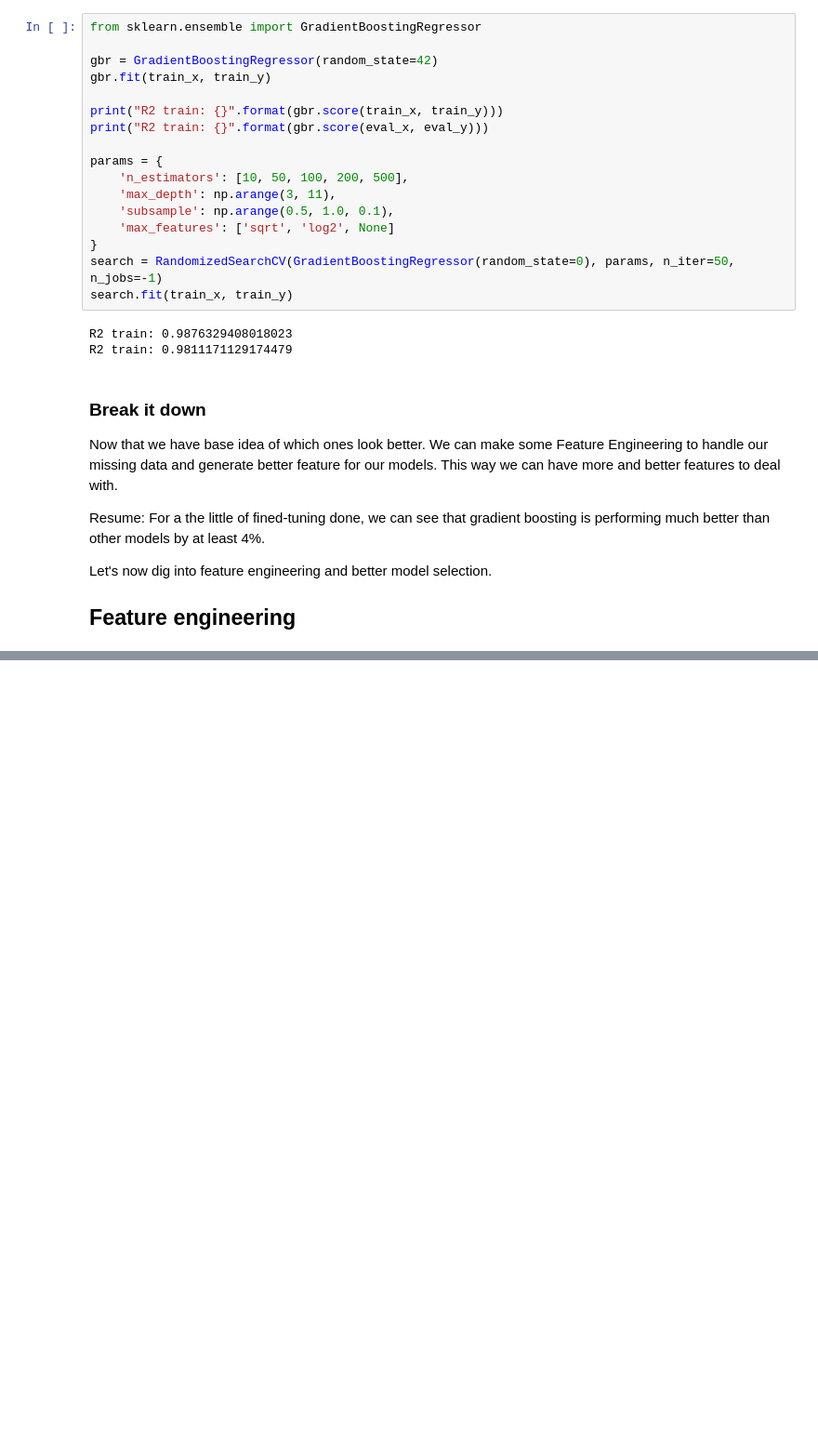
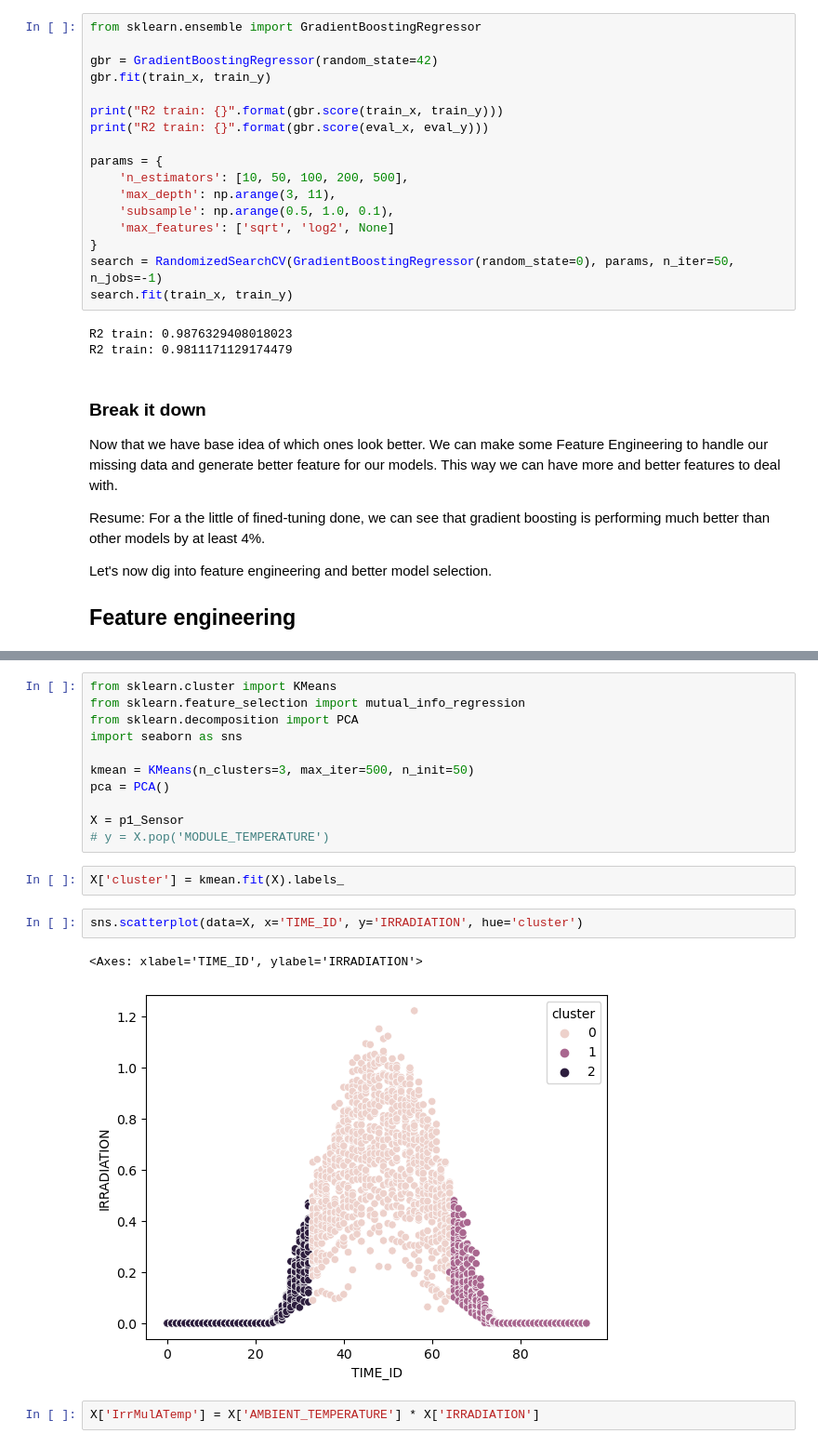
Before and after one commit to antoninchafiol/SolarPW, a Jupyter notebook: predictions.ipynb, the cells around one changed output, grey strips where cells are left out. Shown at 93% size. Saved outputs shown, nothing was run; the diff lists cells and outputs as text; blank space fills up the shorter version.

```diff
--- a/predictions.ipynb
+++ b/predictions.ipynb
@@ -232,0 +253,20 @@ Let's now dig into feature engineering and better model selection.
+# %%
+from sklearn.cluster import KMeans
+from sklearn.feature_selection import mutual_info_regression
+from sklearn.decomposition import PCA
+import seaborn as sns
+
+kmean = KMeans(n_clusters=3, max_iter=500, n_init=50)
+pca = PCA()
+
+X = p1_Sensor
+# y = X.pop('MODULE_TEMPERATURE')
+# %%
+X['cluster'] = kmean.fit(X).labels_
+# %%
+sns.scatterplot(data=X, x='TIME_ID', y='IRRADIATION', hue='cluster')
+# %% [output]
+<Axes: xlabel='TIME_ID', ylabel='IRRADIATION'>
+[figure, added]
+# %%
+X['IrrMulATemp'] = X['AMBIENT_TEMPERATURE'] * X['IRRADIATION']
```
Also changed, not shown: parts of 13 cells of this notebook.
